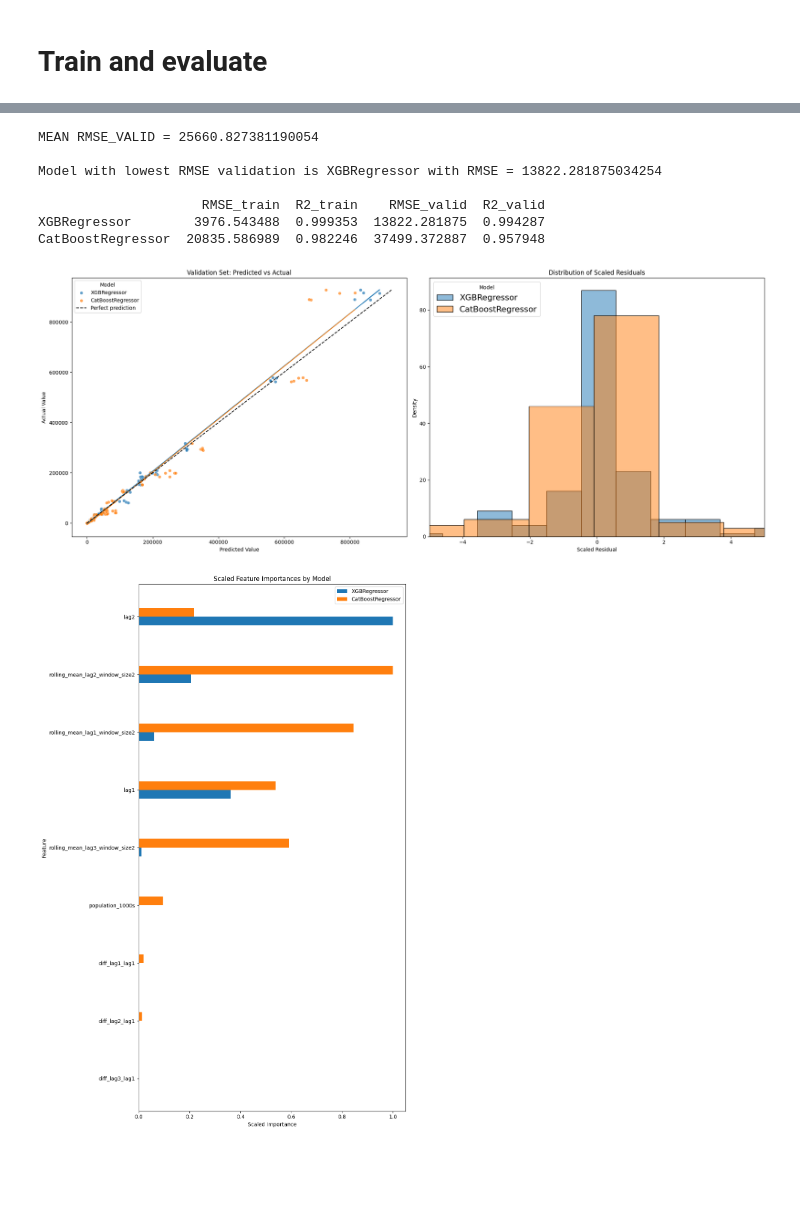
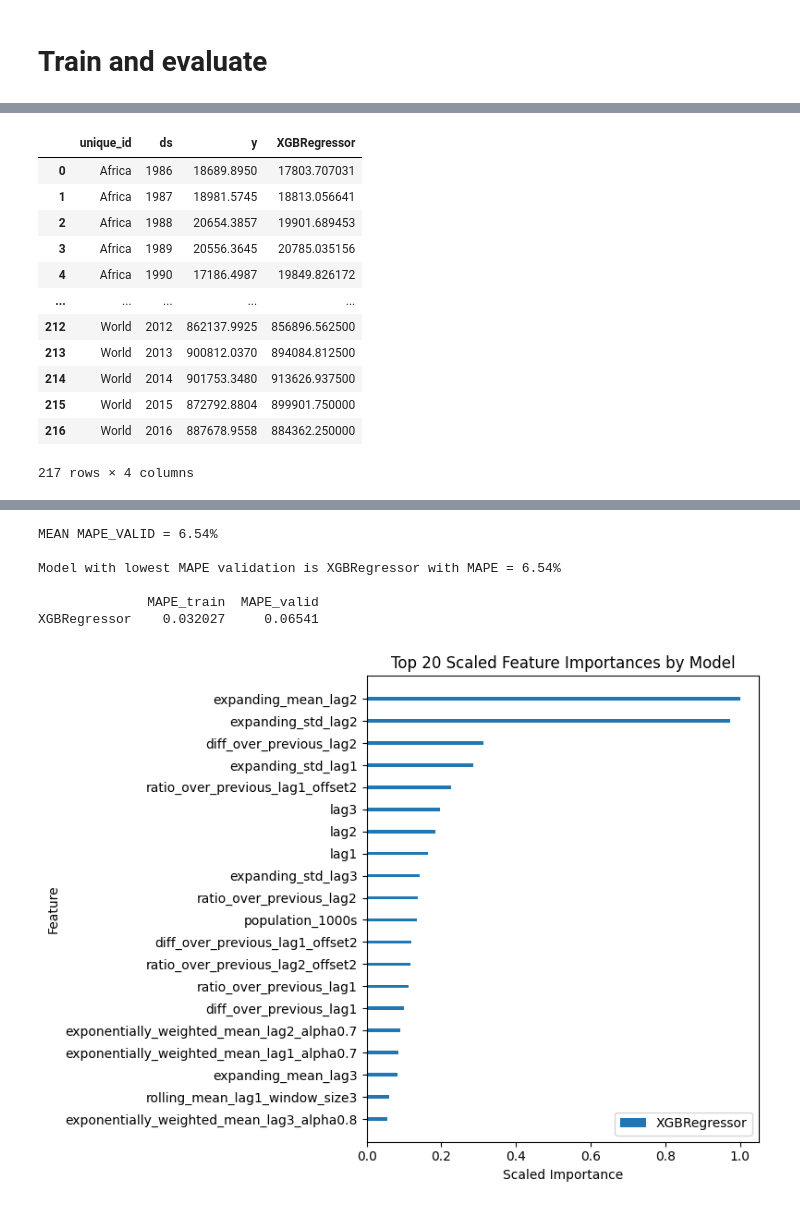
Before and after one commit to ezemriv/FAO-Food-CO2-Footprint, a Jupyter notebook: country_emissions/02_forecasting_emissions.ipynb, the cells around one changed output, grey strips where cells are left out. Saved outputs shown, nothing was run; the diff lists cells and outputs as text; code cells hidden in the pictures; blank space fills up the shorter version.

Commit message:
final forecast notebook

```diff
--- a/country_emissions/02_forecasting_emissions.ipynb
+++ b/country_emissions/02_forecasting_emissions.ipynb
@@ -51,0 +62,3 @@ data = data[data['Area Code'] > 1000]
+# %%
+selected_regions = [5000, 5100, 5203, 5207, 5300, 5400, 5500]
+data = data[data['Area Code'].isin(selected_regions)]
@@ -71,7 +86,9 @@ projections
+# %%
+target = "Total_Energy_Emissions_(CO2)_kt"
 # %%
 # Will test on "Total_Energy_Emissions_(CO2)_kt"
 data = data.rename(columns={"Area": "unique_id", "Year": "ds",
-                            "Total_Energy_Emissions_(CO2)_kt": "y",
+                            target: "y",
                             "Population_-_Est._&_Proj._Total_Population_-_Both_sexes_1000_No": "population_1000s"})
 
 cols = ["unique_id", "ds", "y", "population_1000s"]
@@ -110,18 +120,9 @@ xgb = XGBRegressor(
     n_estimators=100,
     max_depth=5,
     reg_lambda=1,
+    reg_alpha=1,
     random_state=42
 )
 
-# CatBoostRegressor
-cb = CatBoostRegressor(
-    iterations=100,
-    depth=5,
-    learning_rate=0.1,
-    loss_function='RMSE',
-    random_seed=42,
-    silent=True
-)
-
 # List of models
-models = [xgb, cb]
+models = [xgb]
@@ -206,15 +224,28 @@ future_df.shape
+# %%
+fcst.forecast_fitted_values()
+# %% [output]
+|  | unique_id | ds | y | XGBRegressor |
+| 0 | Africa | 1986 | 18689.8950 | 17803.707031 |
+| 1 | Africa | 1987 | 18981.5745 | 18813.056641 |
+| 2 | Africa | 1988 | 20654.3857 | 19901.689453 |
+| 3 | Africa | 1989 | 20556.3645 | 20785.035156 |
+| 4 | Africa | 1990 | 17186.4987 | 19849.826172 |
+| ... | ... | ... | ... | ... |
+| 212 | World | 2012 | 862137.9925 | 856896.562500 |
+| 213 | World | 2013 | 900812.0370 | 894084.812500 |
+| 214 | World | 2014 | 901753.3480 | 913626.937500 |
+| 215 | World | 2015 | 872792.8804 | 899901.750000 |
+| 216 | World | 2016 | 887678.9558 | 884362.250000 |
+217 rows × 4 columns
 # %%
 evaluator = MLForecast_Evaluator(fcst, valid, future_df, h=5)
 
 # Plot time series
-evaluator.plot_time_series(n_samples=4)  # Will show 4 random time series in a 2x2 grid
+evaluator.plot_time_series()  # If n_samples is not specified, all time series are plotted
 
 # Calculate and print metrics
 evaluator.calculate_metrics()
 
-# Plot metrics
-evaluator.plot_metrics()
-
 # Plot feature importances sorted by the average importance
 evaluator.plot_feature_importances()
 # %% [output]
@@ -222,9 +253,7 @@ evaluator.plot_feature_importances()
-MEAN RMSE_VALID = 25660.827381190054
+MEAN MAPE_VALID = 6.54%
 
-Model with lowest RMSE validation is XGBRegressor with RMSE = 13822.281875034254
+Model with lowest MAPE validation is XGBRegressor with MAPE = 6.54%
 
-                     RMSE_train  R2_train    RMSE_valid  R2_valid
-XGBRegressor        3976.543488  0.999353  13822.281875  0.994287
-CatBoostRegressor  20835.586989  0.982246  37499.372887  0.957948
+              MAPE_train  MAPE_valid
+XGBRegressor    0.032027     0.06541
-[figure, old version]
+[figure, new version]
-[figure, removed]
```
Also changed, not shown: parts of 28 cells of this notebook, 7 other files.
